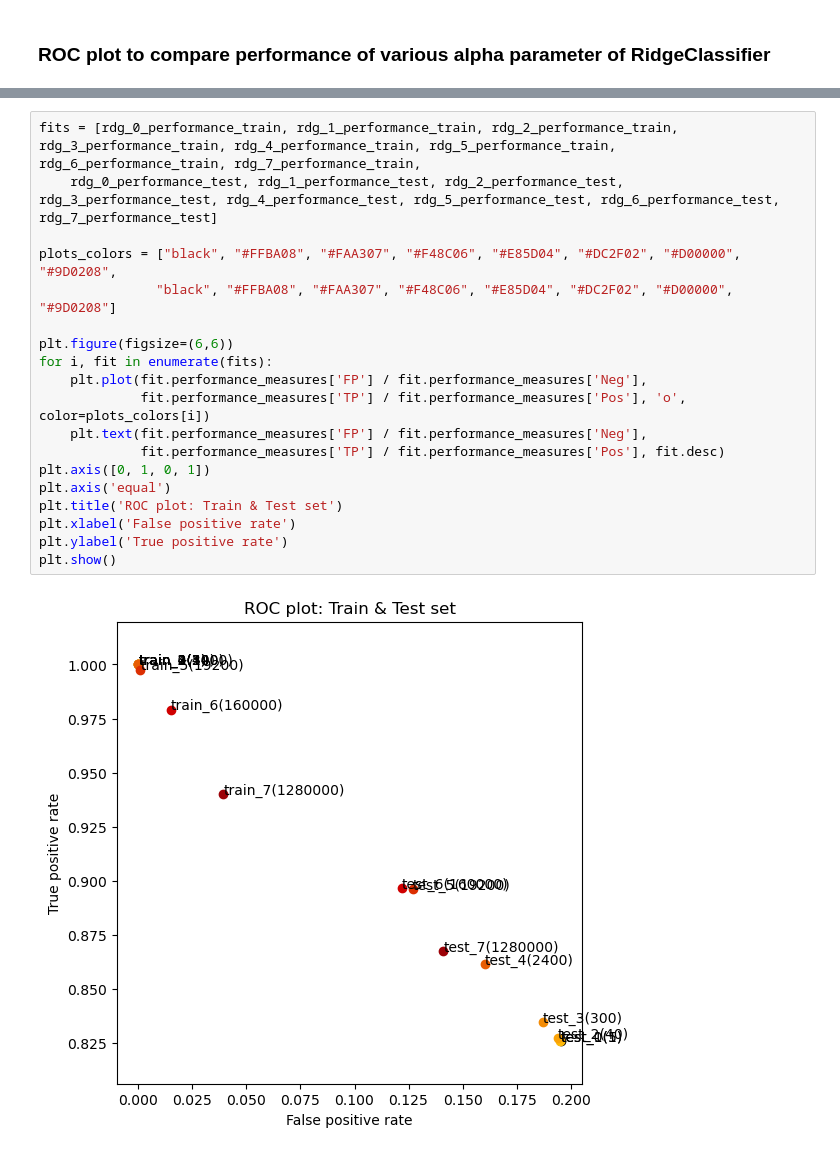
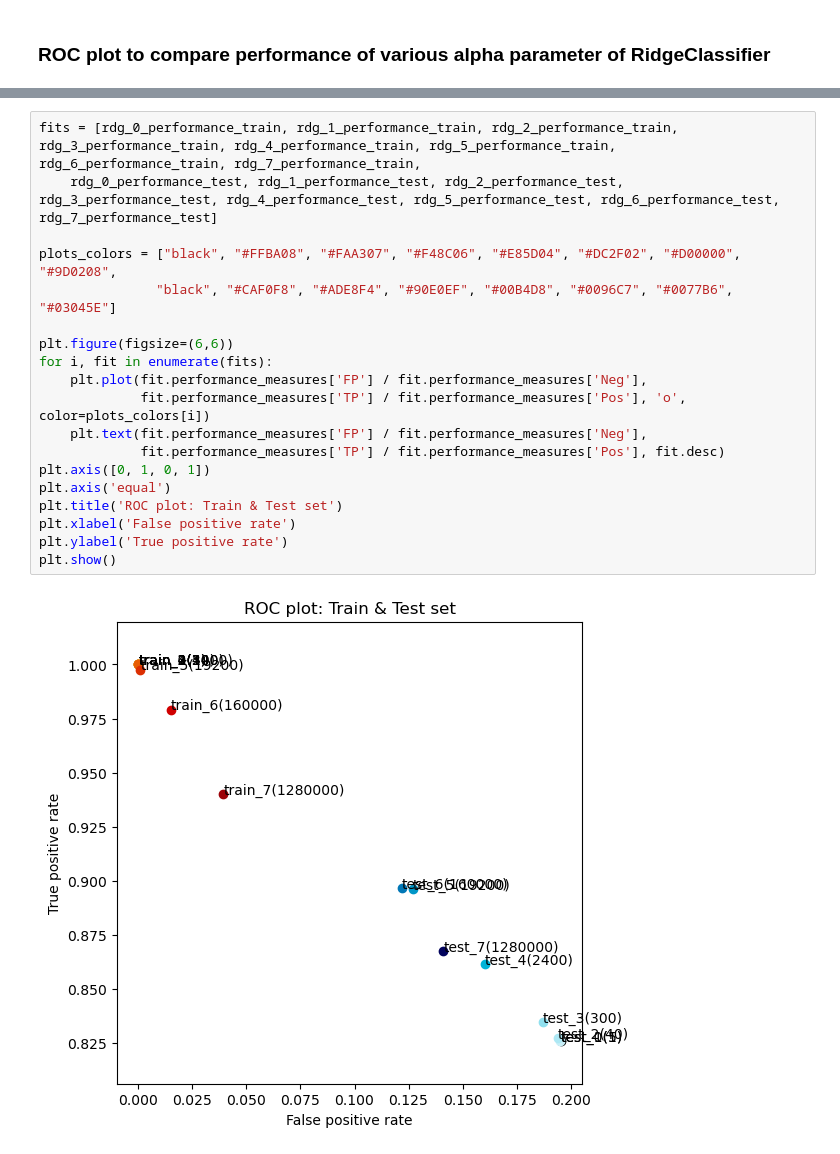
Before and after one commit to ShaoT-Hugh/My-Portfolio-Website, a Jupyter notebook: Machine Learning/final_assignment_1_Iteration_1/moviereviews_iteration_1.ipynb, the cells around one changed output, grey strips where cells are left out. Drawn from its saved outputs; the diff is of its cells as text.

```diff
--- a/Machine Learning/final_assignment_1_Iteration_1/moviereviews_iteration_1.ipynb
+++ b/Machine Learning/final_assignment_1_Iteration_1/moviereviews_iteration_1.ipynb
@@ -325,21 +328,21 @@ plt.show()
-# %%
-fits = [rdg_0_performance_train, rdg_1_performance_train, rdg_2_performance_train, rdg_3_performance_train, rdg_4_performance_train, rdg_5_performance_train, rdg_6_performance_train, rdg_7_performance_train,
-    rdg_0_performance_test, rdg_1_performance_test, rdg_2_performance_test, rdg_3_performance_test, rdg_4_performance_test, rdg_5_performance_test, rdg_6_performance_test, rdg_7_performance_test]
-
-plots_colors = ["black", "#FFBA08", "#FAA307", "#F48C06", "#E85D04", "#DC2F02", "#D00000", "#9D0208",
-               "black", "#FFBA08", "#FAA307", "#F48C06", "#E85D04", "#DC2F02", "#D00000", "#9D0208"]
-
-plt.figure(figsize=(6,6))
-for i, fit in enumerate(fits):
-    plt.plot(fit.performance_measures['FP'] / fit.performance_measures['Neg'],
-             fit.performance_measures['TP'] / fit.performance_measures['Pos'], 'o', color=plots_colors[i])
-    plt.text(fit.performance_measures['FP'] / fit.performance_measures['Neg'],
-             fit.performance_measures['TP'] / fit.performance_measures['Pos'], fit.desc)
-plt.axis([0, 1, 0, 1])
-plt.axis('equal')
-plt.title('ROC plot: Train & Test set')
-plt.xlabel('False positive rate')
-plt.ylabel('True positive rate')
-plt.show()
-# %% [output]
-[figure, removed]
+# %%
+fits = [rdg_0_performance_train, rdg_1_performance_train, rdg_2_performance_train, rdg_3_performance_train, rdg_4_performance_train, rdg_5_performance_train, rdg_6_performance_train, rdg_7_performance_train,
+    rdg_0_performance_test, rdg_1_performance_test, rdg_2_performance_test, rdg_3_performance_test, rdg_4_performance_test, rdg_5_performance_test, rdg_6_performance_test, rdg_7_performance_test]
+
+plots_colors = ["black", "#FFBA08", "#FAA307", "#F48C06", "#E85D04", "#DC2F02", "#D00000", "#9D0208",
+               "black", "#CAF0F8", "#ADE8F4", "#90E0EF", "#00B4D8", "#0096C7", "#0077B6", "#03045E"]
+
+plt.figure(figsize=(6,6))
+for i, fit in enumerate(fits):
+    plt.plot(fit.performance_measures['FP'] / fit.performance_measures['Neg'],
+             fit.performance_measures['TP'] / fit.performance_measures['Pos'], 'o', color=plots_colors[i])
+    plt.text(fit.performance_measures['FP'] / fit.performance_measures['Neg'],
+             fit.performance_measures['TP'] / fit.performance_measures['Pos'], fit.desc)
+plt.axis([0, 1, 0, 1])
+plt.axis('equal')
+plt.title('ROC plot: Train & Test set')
+plt.xlabel('False positive rate')
+plt.ylabel('True positive rate')
+plt.show()
+# %% [output]
+[figure, added]
```
Also changed, not shown: parts of 12 cells of this notebook, 14 other files.
